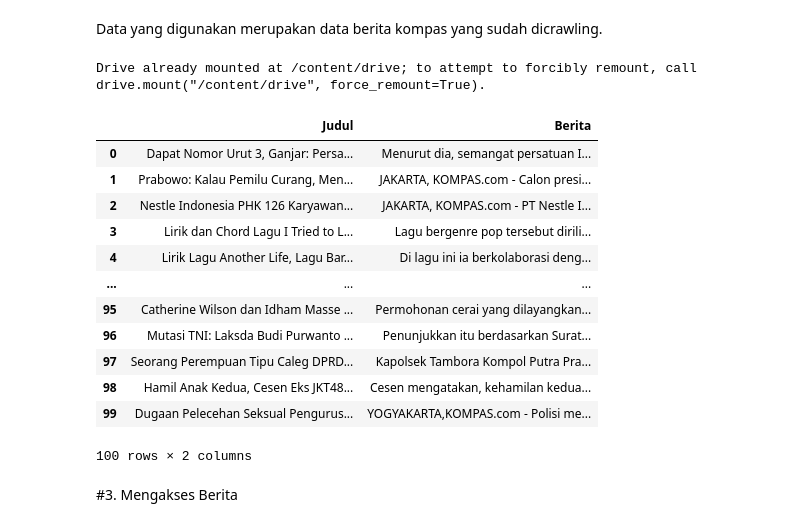
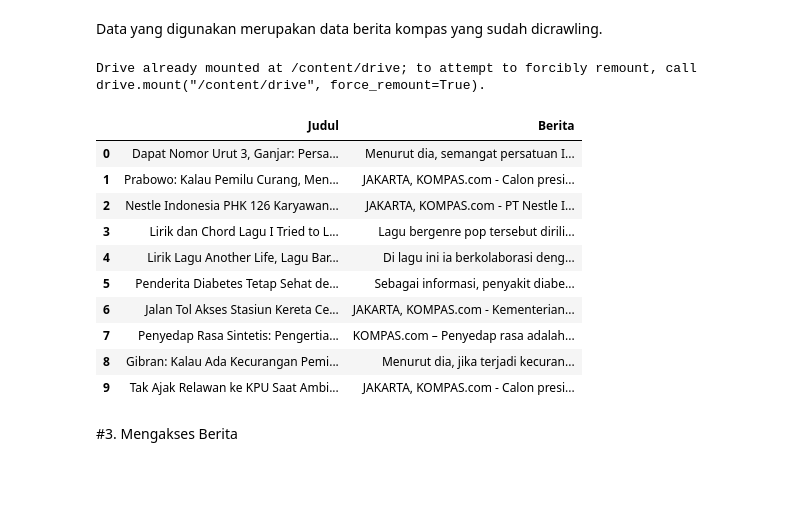
Before and after one commit to ach-Ilhamf/Penweb, a Jupyter notebook: _sources/Meringkas_Berita_Kompas.ipynb, the cells around one changed output. Saved outputs shown, nothing was run; the diff lists cells and outputs as text; code cells hidden in the pictures; blank space fills up the shorter version.

```diff
--- a/_sources/Meringkas_Berita_Kompas.ipynb
+++ b/_sources/Meringkas_Berita_Kompas.ipynb
@@ -33,25 +33,23 @@ Data yang digunakan merupakan data berita kompas yang sudah dicrawling.
 # %%
 from google.colab import drive
 drive.mount('/content/drive')
 
 csv_path = '/content/drive/My Drive/Penweb/data_berita.csv'
 df = pd.read_csv(csv_path)
-df
+df.head(10)
 # %% [output]
 Drive already mounted at /content/drive; to attempt to forcibly remount, call drive.mount("/content/drive", force_remount=True).
 |  | Judul | Berita |
 | 0 | Dapat Nomor Urut 3, Ganjar: Persa... | Menurut dia, semangat persatuan I... |
 | 1 | Prabowo: Kalau Pemilu Curang, Men... | JAKARTA, KOMPAS.com - Calon presi... |
 | 2 | Nestle Indonesia PHK 126 Karyawan... | JAKARTA, KOMPAS.com - PT Nestle I... |
 | 3 | Lirik dan Chord Lagu I Tried to L... | Lagu bergenre pop tersebut dirili... |
 | 4 | Lirik Lagu Another Life, Lagu Bar... | Di lagu ini ia berkolaborasi deng... |
-| ... | ... | ... |
-| 95 | Catherine Wilson dan Idham Masse ... | Permohonan cerai yang dilayangkan... |
-| 96 | Mutasi TNI: Laksda Budi Purwanto ... | Penunjukkan itu berdasarkan Surat... |
-| 97 | Seorang Perempuan Tipu Caleg DPRD... | Kapolsek Tambora Kompol Putra Pra... |
-| 98 | Hamil Anak Kedua, Cesen Eks JKT48... | Cesen mengatakan, kehamilan kedua... |
-| 99 | Dugaan Pelecehan Seksual Pengurus... | YOGYAKARTA,KOMPAS.com - Polisi me... |
+| 5 | Penderita Diabetes Tetap Sehat de... | Sebagai informasi, penyakit diabe... |
+| 6 | Jalan Tol Akses Stasiun Kereta Ce... | JAKARTA, KOMPAS.com - Kementerian... |
+| 7 | Penyedap Rasa Sintetis: Pengertia... | KOMPAS.com – Penyedap rasa adalah... |
+| 8 | Gibran: Kalau Ada Kecurangan Pemi... | Menurut dia, jika terjadi kecuran... |
+| 9 | Tak Ajak Relawan ke KPU Saat Ambi... | JAKARTA, KOMPAS.com - Calon presi... |
-100 rows × 2 columns
 # %% [markdown]
 #3. Mengakses Berita
 # %% [markdown]
```
Also changed, not shown: 4 other files.
